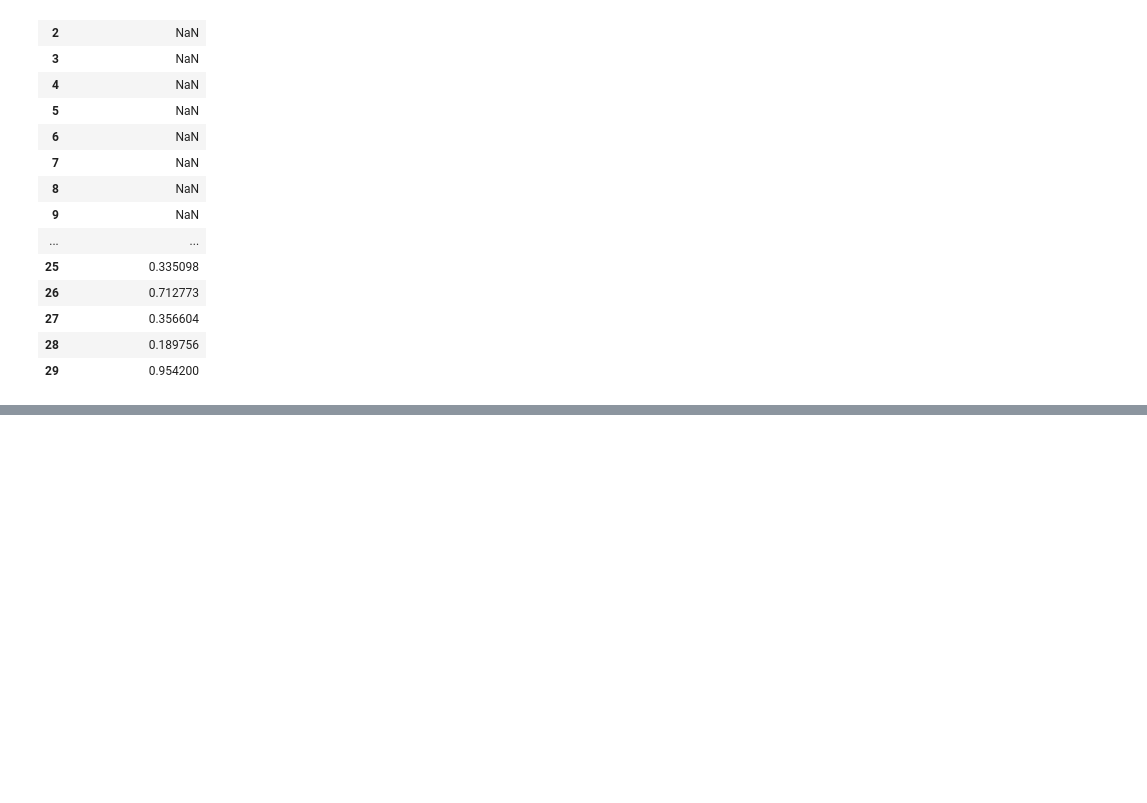
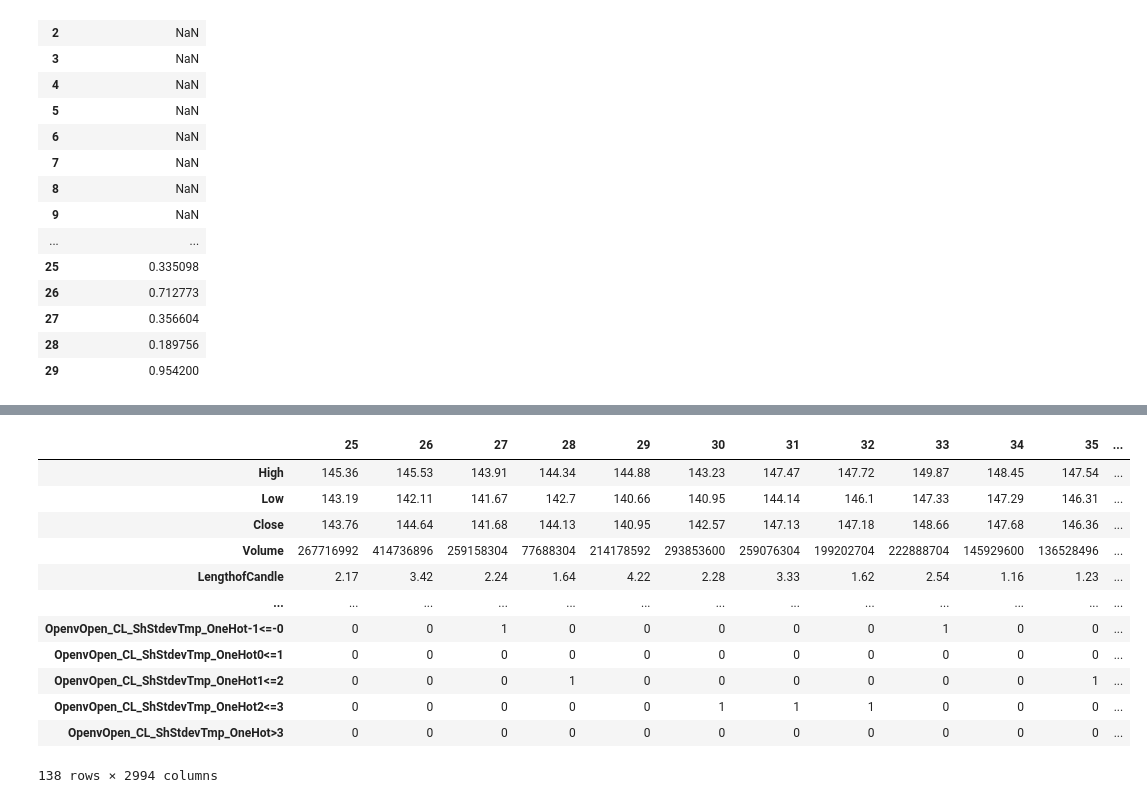
Before and after one commit to rooksandkings/APIs, a Jupyter notebook: Melchior_Technical_Analysis.ipynb, the cells around one changed output, grey strips where cells are left out. Saved outputs shown, nothing was run; the diff lists cells and outputs as text; code cells hidden in the pictures; blank space fills up the shorter version.

Commit message:
Outputs set and one-hot encoded. CNN initial setup complete!

```diff
--- a/Melchior_Technical_Analysis.ipynb
+++ b/Melchior_Technical_Analysis.ipynb
@@ -320,0 +489,18 @@ data[['CandleLengthLgPValue']].head(30)
+# %%
+# One Hot Encoding for Output values
+# Initial Testing of data['OpenvOpen_CL_ShStdevTmp'] with complete -3 to 3+ one hot encoding (8 Possible Values)
+data['OpenvOpen_CL_ShStdevTmp_OneHot<=-3'] = (data['OpenvOpen_CL_ShStdevTmp'] <= -3).astype(int)
+data['OpenvOpen_CL_ShStdevTmp_OneHot-3<=-2'] = ((data['OpenvOpen_CL_ShStdevTmp'] > -3) & (data['OpenvOpen_CL_ShStdevTmp'] <= -2)).astype(int)
+data['OpenvOpen_CL_ShStdevTmp_OneHot-2<=-1'] = ((data['OpenvOpen_CL_ShStdevTmp'] > -2) & (data['OpenvOpen_CL_ShStdevTmp'] <= -1)).astype(int)
+data['OpenvOpen_CL_ShStdevTmp_OneHot-1<=-0'] = ((data['OpenvOpen_CL_ShStdevTmp'] > -1) & (data['OpenvOpen_CL_ShStdevTmp'] <= 0)).astype(int)
+data['OpenvOpen_CL_ShStdevTmp_OneHot0<=1'] = ((data['OpenvOpen_CL_ShStdevTmp'] > 0) & (data['OpenvOpen_CL_ShStdevTmp'] <= 1)).astype(int)
+data['OpenvOpen_CL_ShStdevTmp_OneHot1<=2'] = ((data['OpenvOpen_CL_ShStdevTmp'] > 1) & (data['OpenvOpen_CL_ShStdevTmp'] <= 2)).astype(int)
+data['OpenvOpen_CL_ShStdevTmp_OneHot2<=3'] = ((data['OpenvOpen_CL_ShStdevTmp'] > 2) & (data['OpenvOpen_CL_ShStdevTmp'] <= 3)).astype(int)
+data['OpenvOpen_CL_ShStdevTmp_OneHot>3'] = (data['OpenvOpen_CL_ShStdevTmp'] > 3).astype(int)
+# %%
+# Dropping first LgWindow rows
+
+data = data[LgWindow:]
+# %%
+# data = data.drop(columns = "OpenvOpen_CL_ShStdevTmp")
+data = data.drop(columns = "Date")
@@ -329,0 +552,16 @@ st.norm.cdf(-1.64)
+# %%
+data[2:]
+# %% [output]
+|  | 25 | 26 | 27 | 28 | 29 | 30 | 31 | 32 | 33 | 34 | 35 | ... |
+| High | 145.36 | 145.53 | 143.91 | 144.34 | 144.88 | 143.23 | 147.47 | 147.72 | 149.87 | 148.45 | 147.54 | ... |
+| Low | 143.19 | 142.11 | 141.67 | 142.7 | 140.66 | 140.95 | 144.14 | 146.1 | 147.33 | 147.29 | 146.31 | ... |
+| Close | 143.76 | 144.64 | 141.68 | 144.13 | 140.95 | 142.57 | 147.13 | 147.18 | 148.66 | 147.68 | 146.36 | ... |
+| Volume | 267716992 | 414736896 | 259158304 | 77688304 | 214178592 | 293853600 | 259076304 | 199202704 | 222888704 | 145929600 | 136528496 | ... |
+| LengthofCandle | 2.17 | 3.42 | 2.24 | 1.64 | 4.22 | 2.28 | 3.33 | 1.62 | 2.54 | 1.16 | 1.23 | ... |
+| ... | ... | ... | ... | ... | ... | ... | ... | ... | ... | ... | ... | ... |
+| OpenvOpen_CL_ShStdevTmp_OneHot-1<=-0 | 0 | 0 | 1 | 0 | 0 | 0 | 0 | 0 | 1 | 0 | 0 | ... |
+| OpenvOpen_CL_ShStdevTmp_OneHot0<=1 | 0 | 0 | 0 | 0 | 0 | 0 | 0 | 0 | 0 | 0 | 0 | ... |
+| OpenvOpen_CL_ShStdevTmp_OneHot1<=2 | 0 | 0 | 0 | 1 | 0 | 0 | 0 | 0 | 0 | 0 | 1 | ... |
+| OpenvOpen_CL_ShStdevTmp_OneHot2<=3 | 0 | 0 | 0 | 0 | 0 | 1 | 1 | 1 | 0 | 0 | 0 | ... |
+| OpenvOpen_CL_ShStdevTmp_OneHot>3 | 0 | 0 | 0 | 0 | 0 | 0 | 0 | 0 | 0 | 0 | 0 | ... |
+138 rows × 2994 columns
```
Also changed, not shown: parts of 12 cells of this notebook.
